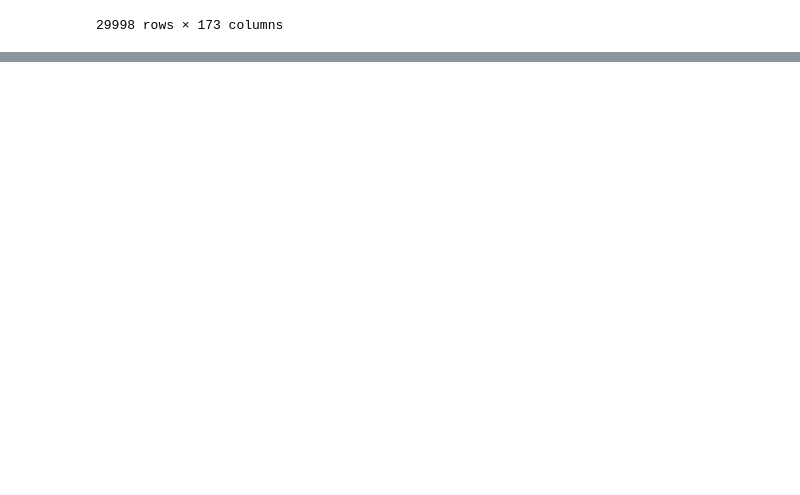
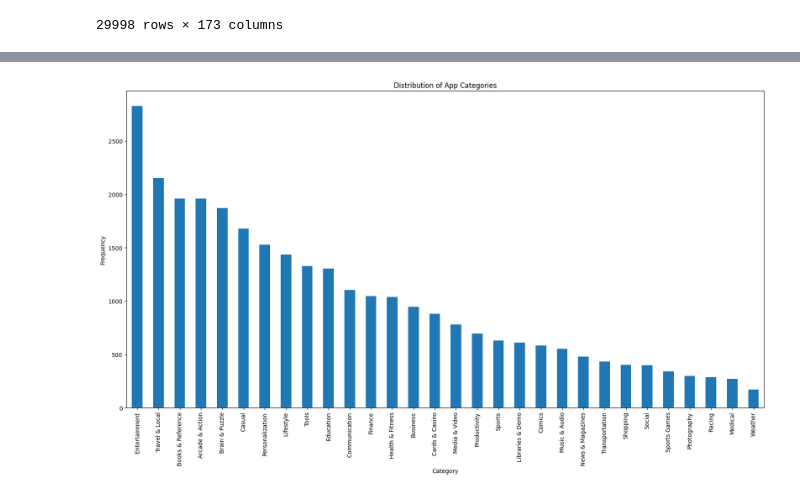
Before and after one commit to akshitjain16/Minor-Project-Team_Typos, a Jupyter notebook: code.ipynb, the cells around one changed output, grey strips where cells are left out. Cells and saved outputs as stored; diff of their text form; code cells hidden in the pictures; blank space fills up the shorter version.

```diff
--- a/code.ipynb
+++ b/code.ipynb
@@ -193,0 +242,2 @@ x
+# %%
+data = df
@@ -193,0 +284,11 @@ x
+# %%
+# Analyzing distribution of app categories:
+
+category_counts = data['Category'].value_counts()
+category_counts.plot(kind='bar', figsize=(20, 10))
+plt.title('Distribution of App Categories')
+plt.xlabel('Category')
+plt.ylabel('Frequency')
+plt.show()
+# %% [output]
+[figure, added]
```
Also changed, not shown: parts of 85 cells of this notebook, 16 other files.
